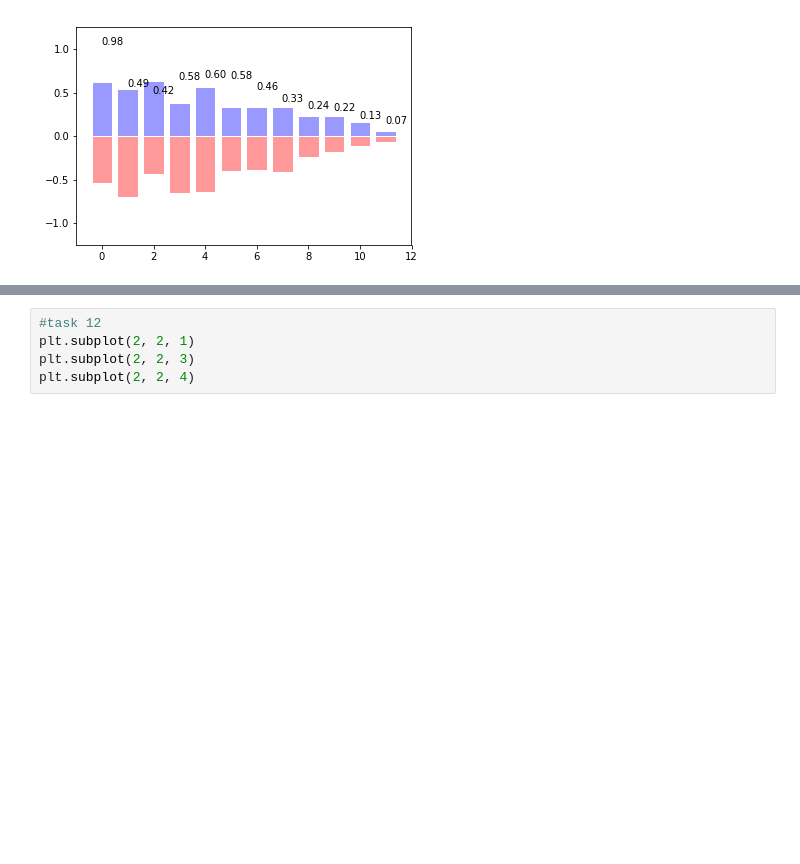
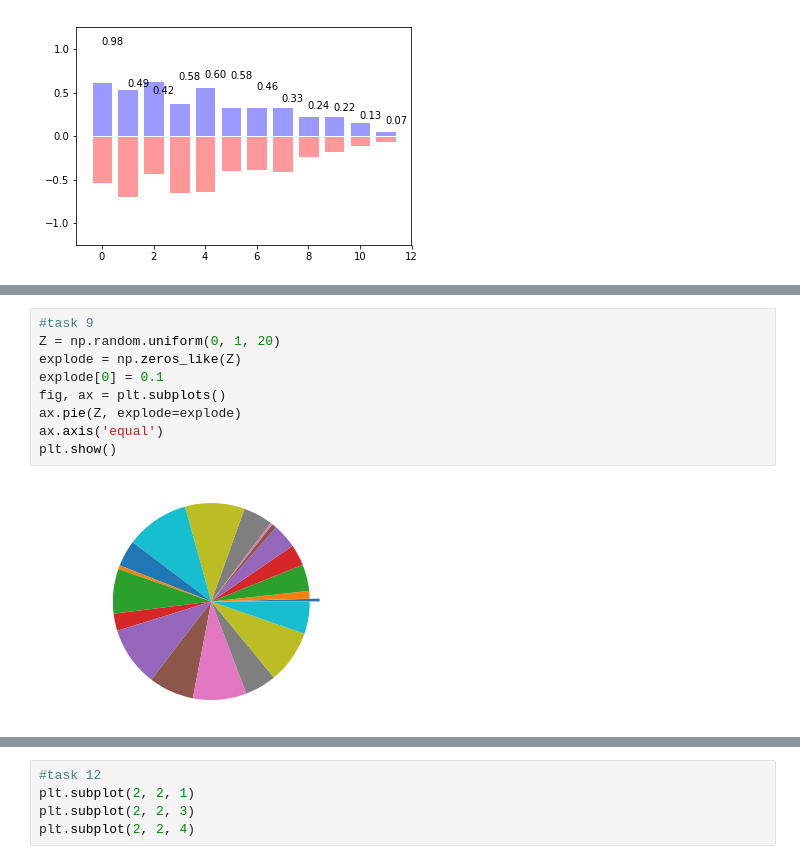
Before and after one commit to polilog/PythonLabs, a Jupyter notebook: lab3.ipynb, the cells around one changed output, grey strips where cells are left out. Cells and saved outputs as stored; diff of their text form; blank space fills up the shorter version.

```diff
--- a/lab3.ipynb
+++ b/lab3.ipynb
@@ -125,0 +144,11 @@ plt.ylim(-1.25, +1.25)
+# %%
+#task 9
+Z = np.random.uniform(0, 1, 20)
+explode = np.zeros_like(Z)
+explode[0] = 0.1
+fig, ax = plt.subplots()
+ax.pie(Z, explode=explode)
+ax.axis('equal')
+plt.show()
+# %% [output]
+[figure, added]
```
Also changed, not shown: parts of 5 cells of this notebook.
